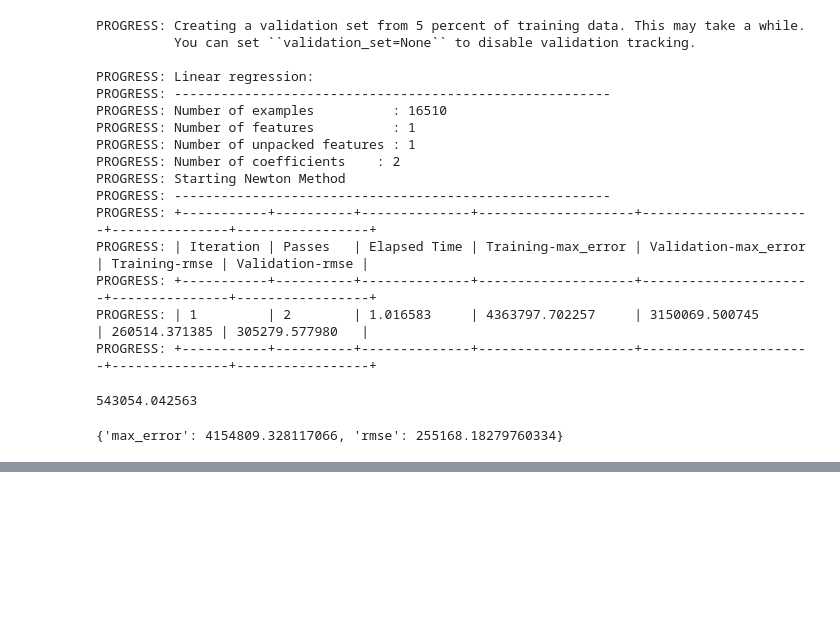
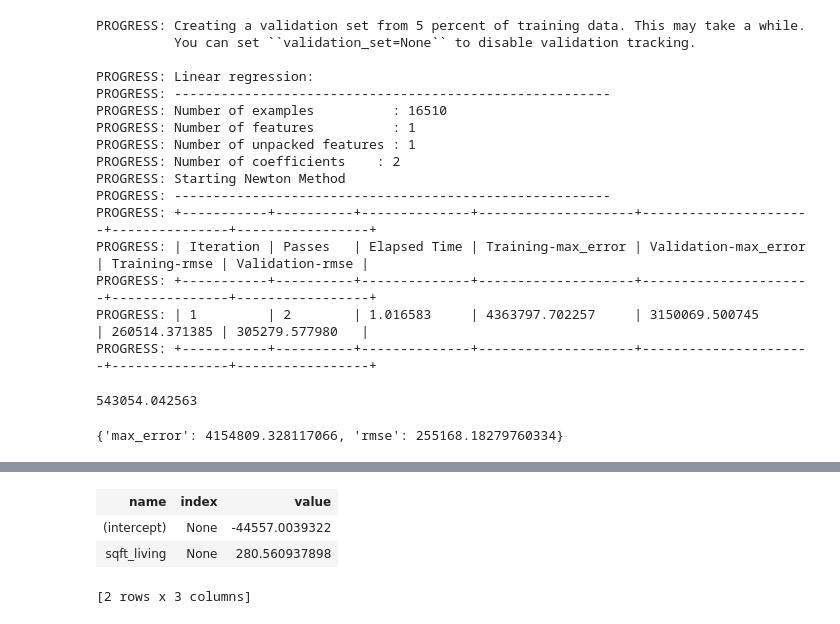
Before and after one commit to vandosant/predicting-house-prices, a Jupyter notebook: predicting_house_prices.ipynb, the cells around one changed output, grey strips where cells are left out. Saved outputs shown, nothing was run; the diff lists cells and outputs as text; code cells hidden in the pictures; blank space fills up the shorter version.

Commit message:
Inspect the model coefficients

```diff
--- a/predicting_house_prices.ipynb
+++ b/predicting_house_prices.ipynb
@@ -87,0 +92,7 @@ plt.plot(test_data["sqft_living"],test_data["price"],".",
+# %%
+sqft_model.get("coefficients")
+# %% [output]
+| name | index | value |
+| (intercept) | None | -44557.0039322 |
+| sqft_living | None | 280.560937898 |
+[2 rows x 3 columns]
```
Also changed, not shown: parts of 1 cell of this notebook.
